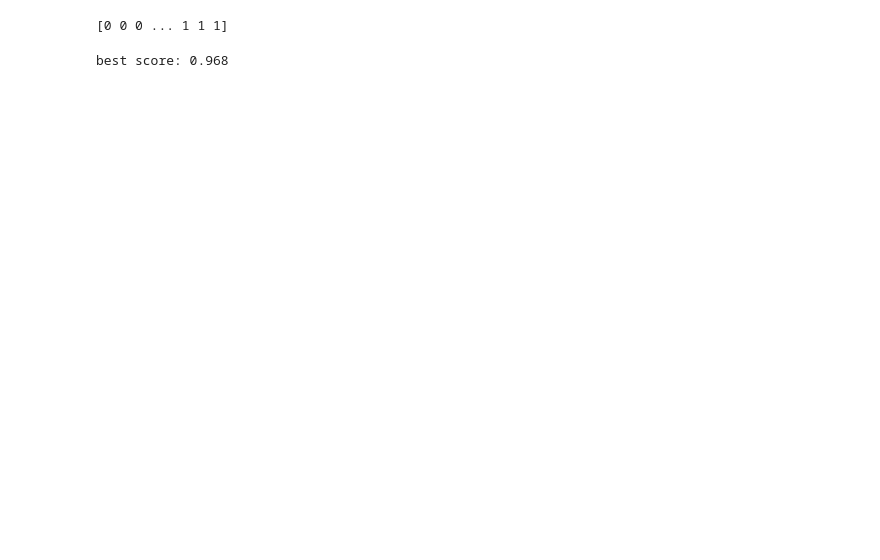
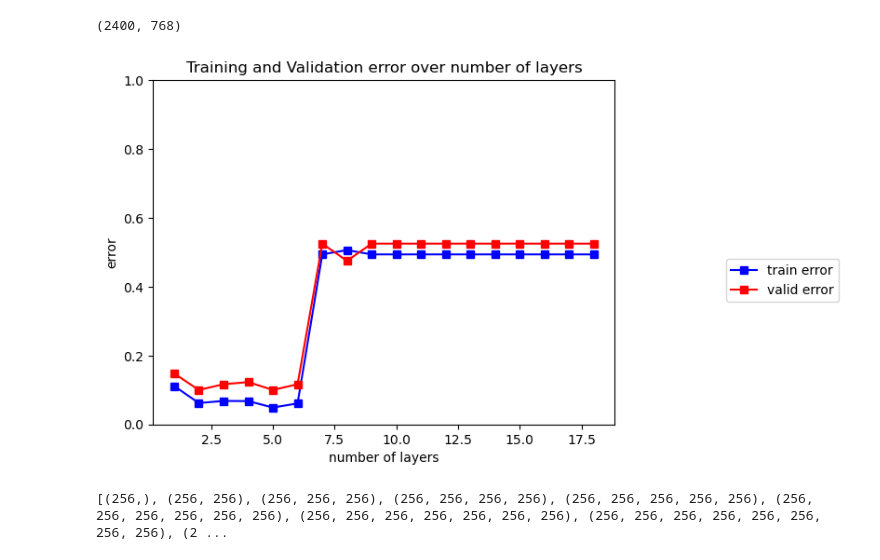
Before and after one commit to gmcgur01/sentiment-classifier, a Jupyter notebook: problem2.ipynb, the cells around one changed output. Saved outputs shown, nothing was run; the diff lists cells and outputs as text; code cells hidden in the pictures; blank space fills up the shorter version.

```diff
--- a/problem2.ipynb
+++ b/problem2.ipynb
@@ -18,6 +17,8 @@ from tensorflow.keras.models import Model
 x_train_N = np.load("data_reviews/x_train_BERT_embeddings.npy")
 y_train_N = pd.read_csv("data_reviews/y_train.csv").to_numpy()[:,0]
 
-print(y_train_N)
+x_train_N, y_train_N = shuffle(x_train_N, y_train_N)
+
+x_train_N.shape
 # %% [output]
-[0 0 0 ... 1 1 1]
+(2400, 768)
@@ -32,12 +36,20 @@ def make_hyperparam_grid():
 # %%
-def make_classifier_pipeline(C=1.0):
+def make_classifier_pipeline(alpha=10.0, hidden_layer_sizes=(256, 256, 256)):
     pipeline = sklearn.pipeline.Pipeline(
         steps=[
             (
                 "classifier",
-                sklearn.linear_model.LogisticRegression(C=C, max_iter=100000),
+                MLPClassifier(random_state=1, max_iter=100000, solver="adam", activation="relu", alpha=alpha, hidden_layer_sizes=hidden_layer_sizes),
             ),
         ]
     )
 
     return pipeline
+# %%
+alpha_values = np.logspace(-2, 2, 5)
+
+x_valid = x_train_N[:480]
+y_valid = y_train_N[:480]
+
+x_train = x_train_N[480:]
+y_train = y_train_N[480:]
@@ -44,3 +80,57 @@ def make_classifier_pipeline(C=1.0):
+# %%
+number_layers = [(256,)*i for i in range(1,19)]
+
+tr_err_for_layers = []
+va_err_for_layers = []
+
+for layer in number_layers:
+    curr_pipeline = make_classifier_pipeline(hidden_layer_sizes=layer)
+    curr_pipeline.fit(x_train, y_train)
+
+    yhat_train = curr_pipeline.predict_proba(x_train)[:,1]
+    yhat_valid = curr_pipeline.predict_proba(x_valid)[:,1]
+
+    tr_err_for_layers.append(sklearn.metrics.zero_one_loss(y_train, yhat_train >= 0.5))
+    va_err_for_layers.append(sklearn.metrics.zero_one_loss(y_valid, yhat_valid >= 0.5))
+
+
+plt.title("Training and Validation error over number of layers");
+plt.plot([i for i in range(1,19)], tr_err_for_layers, 'bs-', label='train error')
+plt.plot([i for i in range(1,19)], va_err_for_layers, 'rs-', label='valid error')
+
+plt.ylabel('error')
+plt.xlabel("number of layers");
+plt.legend(bbox_to_anchor=(1.5, 0.5)) # make legend outside plot
+plt.ylim([0, 1.0]);
+# %% [output]
+[figure, added]
+# %%
+number_nodes = [(32,)*3, (64,)*3, (128,)*3, (256,)*3, (512,)*3]
+
+tr_err_for_nodes = []
+va_err_for_nodes = []
+
+for nodes in number_nodes:
+    curr_pipeline = make_classifier_pipeline(hidden_layer_sizes=number_nodes)
+    curr_pipeline.fit(x_train, y_train)
+
+    yhat_train = curr_pipeline.predict_proba(x_train)[:,1]
+    yhat_valid = curr_pipeline.predict_proba(x_valid)[:,1]
+
+    tr_err_for_nodes.append(sklearn.metrics.zero_one_loss(y_train, yhat_train >= 0.5))
+    va_err_for_nodes.append(sklearn.metrics.zero_one_loss(y_valid, yhat_valid >= 0.5))
+
+
+plt.title("Training and Validation roc_auc over alpha values");
+plt.plot(, tr_err_for_alpha, 'bs-', label='train error')
+plt.plot(np.log10(alpha_values), va_err_for_alpha, 'rs-', label='valid error')
+
+plt.ylabel('error')
+plt.xlabel("$\log_{10} alpha$");
+plt.legend(bbox_to_anchor=(1.5, 0.5)) # make legend outside plot
+plt.ylim([0, 1.0]);
+# %% [output]
+[(256,), (256, 256), (256, 256, 256), (256, 256, 256, 256), (256, 256, 256, 256, 256), (256, 256, 256, 256, 256, 256), (256, 256, 256, 256, 256, 256, 256), (256, 256, 256, 256, 256, 256, 256, 256), (2 ...
 # %%
 pipeline = make_classifier_pipeline()
 hyperparam_grid = make_hyperparam_grid()
@@ -48,12 +138,6 @@ hyperparam_grid = make_hyperparam_grid()
 grid_searcher = sklearn.model_selection.GridSearchCV(
     pipeline,
     hyperparam_grid,
-    cv=10,
+    cv=5,
     scoring="roc_auc"
 )
-
-grid_searcher.fit(x_train_N, y_train_N)
-
-print(f"best score: {grid_searcher.best_score_}")
-# %% [output]
-best score: 0.968
```
Also changed, not shown: parts of 10 cells of this notebook, 2 other files.
